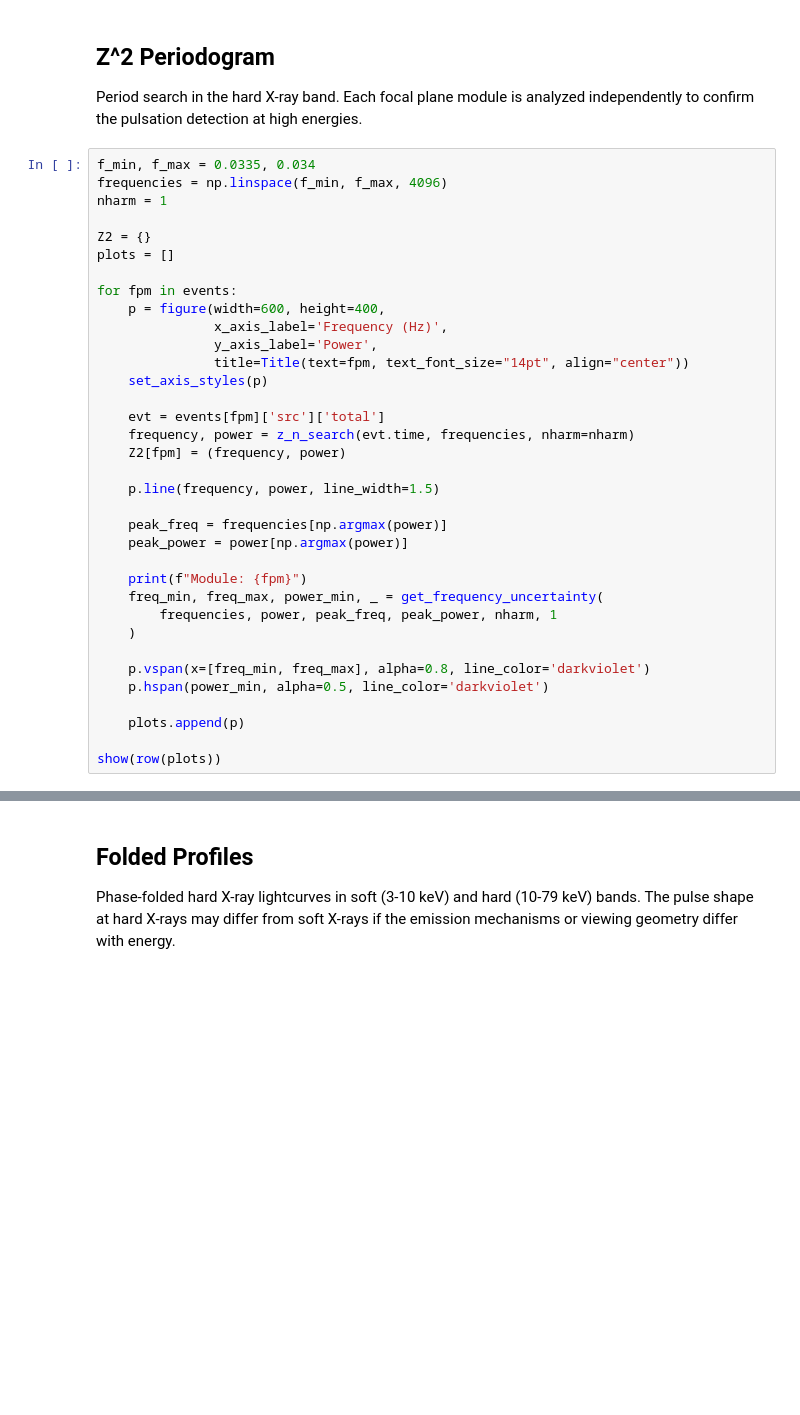
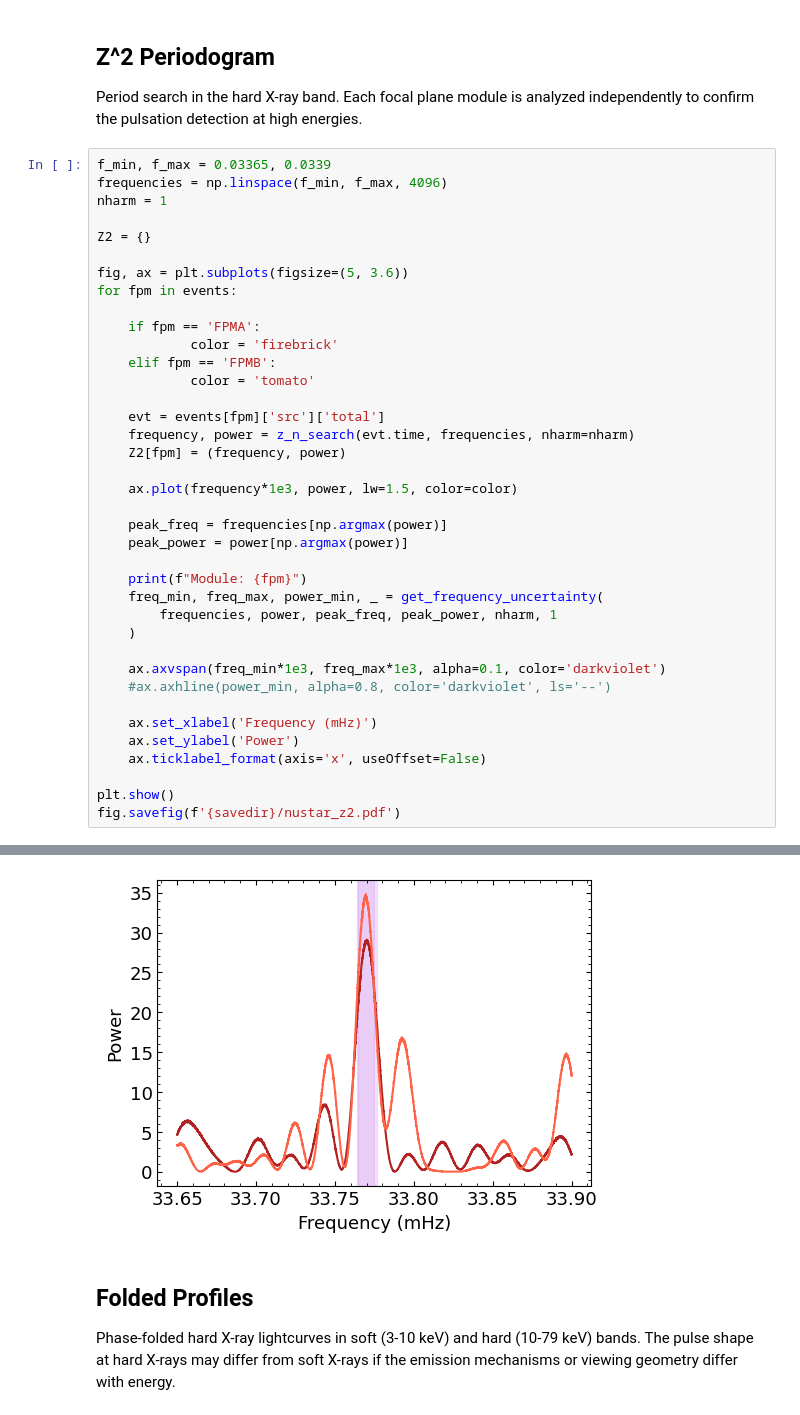
Before and after one commit to ericymiao/ctcvj2056-timing-spin-evolution, a Jupyter notebook: notebooks/03_nustar_timing.ipynb, the cells around one changed output, grey strips where cells are left out. Cells and saved outputs as stored; diff of their text form; blank space fills up the shorter version.

```diff
--- a/notebooks/03_nustar_timing.ipynb
+++ b/notebooks/03_nustar_timing.ipynb
@@ -133,25 +147,25 @@ frequency "resolution:" 1.7241379310344827586e-05
 
 Period search in the hard X-ray band. Each focal plane module is analyzed independently to confirm the pulsation detection at high energies.
 # %%
-f_min, f_max = 0.0335, 0.034
+f_min, f_max = 0.03365, 0.0339
 frequencies = np.linspace(f_min, f_max, 4096)
 nharm = 1
 
 Z2 = {}
-plots = []
 
+fig, ax = plt.subplots(figsize=(5, 3.6))
 for fpm in events:
-    p = figure(width=600, height=400,
-               x_axis_label='Frequency (Hz)',
-               y_axis_label='Power',
-               title=Title(text=fpm, text_font_size="14pt", align="center"))
-    set_axis_styles(p)
+
+    if fpm == 'FPMA':
+            color = 'firebrick'
+    elif fpm == 'FPMB':
+            color = 'tomato'
 
     evt = events[fpm]['src']['total']
     frequency, power = z_n_search(evt.time, frequencies, nharm=nharm)
     Z2[fpm] = (frequency, power)
 
-    p.line(frequency, power, line_width=1.5)
+    ax.plot(frequency*1e3, power, lw=1.5, color=color)
 
     peak_freq = frequencies[np.argmax(power)]
     peak_power = power[np.argmax(power)]
@@ -161,12 +175,15 @@ for fpm in events:
         frequencies, power, peak_freq, peak_power, nharm, 1
     )
 
-    p.vspan(x=[freq_min, freq_max], alpha=0.8, line_color='darkviolet')
-    p.hspan(power_min, alpha=0.5, line_color='darkviolet')
+    ax.axvspan(freq_min*1e3, freq_max*1e3, alpha=0.1, color='darkviolet')
+    #ax.axhline(power_min, alpha=0.8, color='darkviolet', ls='--')
 
-    plots.append(p)
+    ax.set_xlabel('Frequency (mHz)')
+    ax.set_ylabel('Power')
+    ax.ticklabel_format(axis='x', useOffset=False)
 
-show(row(plots))
+plt.show()
+fig.savefig(f'{savedir}/nustar_z2.pdf')
 # %% [output]
 Module: FPMA
 ======================================================================
@@ -193,3 +208,4 @@ PERIOD RESULTS:
+[figure, added]
 # %% [markdown]
 ## Folded Profiles
 
```
Also changed, not shown: parts of 10 cells of this notebook, 45 other files.
